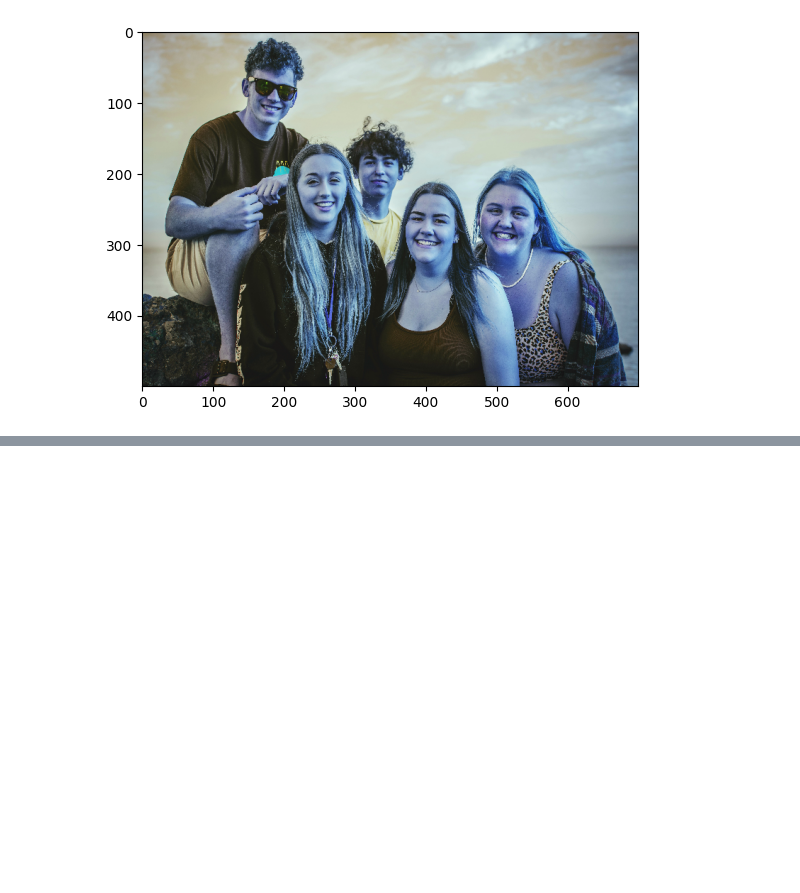
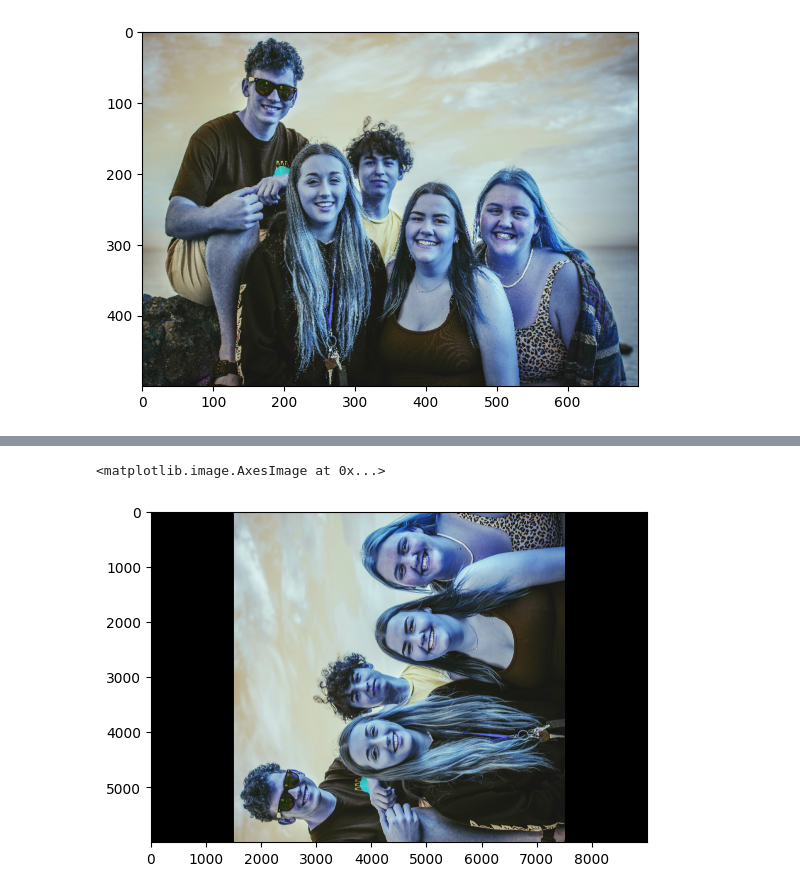
Before and after one commit to FavourTy/DSN-Computer-Vision-Journey, a Jupyter notebook: image_preprocessing_technique/notebook/image_processing.ipynb, the cells around one changed output, grey strips where cells are left out. Cells and saved outputs as stored; diff of their text form; code cells hidden in the pictures; blank space fills up the shorter version.

```diff
--- a/image_preprocessing_technique/notebook/image_processing.ipynb
+++ b/image_preprocessing_technique/notebook/image_processing.ipynb
@@ -205,11 +210,14 @@ plt.imshow(dst)
 # %%
 #image rotation
 img = cv.imread('../assets/image1.jpg')
-rows, cols = img.shape
+rows, cols = img.shape [:2]
 
 M = cv.getRotationMatrix2D((cols/2, rows/2), 90, 1)
 dst = cv.warpAffine(img, M, (cols, rows))
 
 plt.imshow(dst)
+# %% [output]
+<matplotlib.image.AxesImage at 0x...>
+[figure, added]
 # %%
 #perspective transform
```
Also changed, not shown: parts of 4 cells of this notebook.
